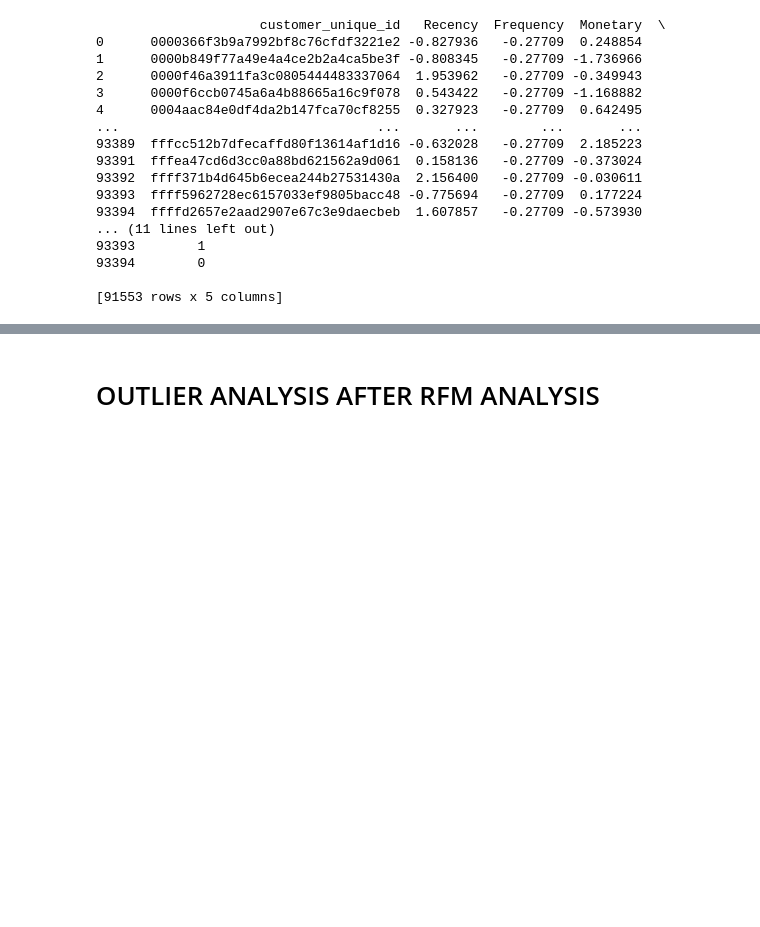
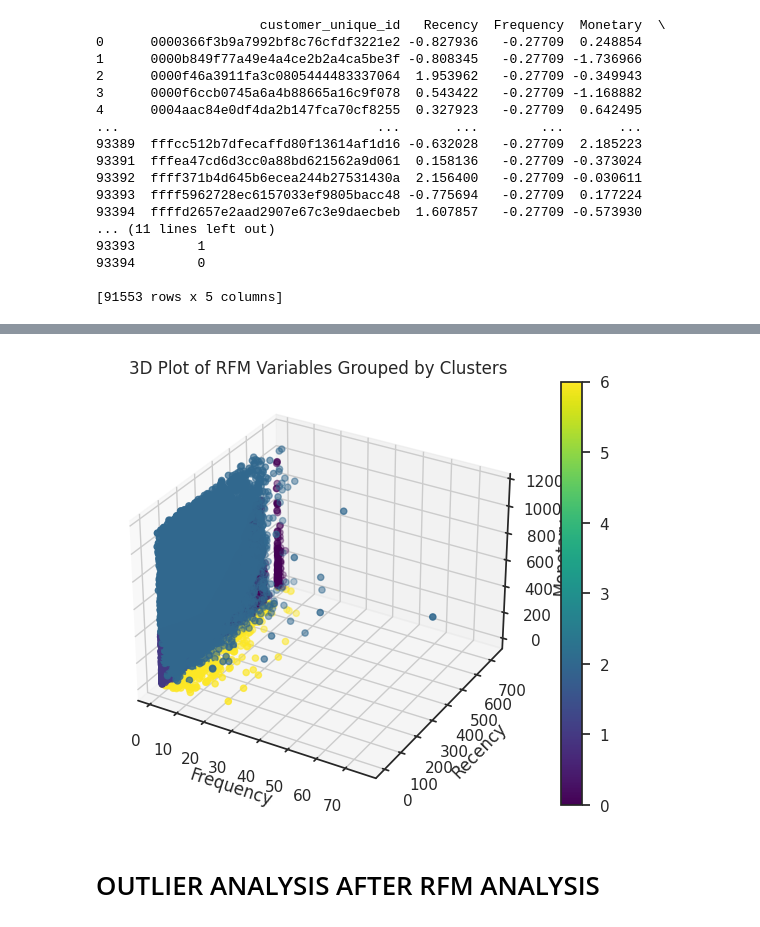
Before and after one commit to Pablocodes1993/finalproject, a Jupyter notebook: CUSTOMER_SEGMENTATION_USING_UNSUPERVISED_METHODS_AND_RFM.ipynb, the cells around one changed output, grey strips where cells are left out. Drawn from its saved outputs; the diff is of its cells as text; code cells hidden in the pictures; blank space fills up the shorter version.

```diff
--- a/CUSTOMER_SEGMENTATION_USING_UNSUPERVISED_METHODS_AND_RFM.ipynb
+++ b/CUSTOMER_SEGMENTATION_USING_UNSUPERVISED_METHODS_AND_RFM.ipynb
@@ -1288,3 +1288,8 @@ print(RFM_log_trans_wo_scaled)
 93394        0
 
 [91553 rows x 5 columns]
+# %%
+RFM_log_trans_wo_scaled = RFM_log_trans_wo_scaled.merge(RFM_df[['customer_unique_id', 'Recency', 'Frequency', 'Monetary']], on='customer_unique_id', how='left')
+RFM_log_trans_wo_scaled[['Recency', 'Frequency', 'Monetary']] = RFM_log_trans_wo_scaled[['Recency_y', 'Frequency_y', 'Monetary_y']]
+RFM_log_trans_wo_scaled.drop(['Recency_x', 'Frequency_x', 'Monetary_x', 'Recency_y', 'Frequency_y', 'Monetary_y'], axis=1, inplace=True)
+RFM_log_trans_wo_scaled
@@ -1290,0 +1310,3 @@ print(RFM_log_trans_wo_scaled)
+# %%
+concatenated_df = pd.concat([RFM_log_trans_wo_scaled, outliers], axis=0)
+concatenated_df
@@ -1291,3 +1339,29 @@ print(RFM_log_trans_wo_scaled)
+# %%
+import matplotlib.pyplot as plt
+from mpl_toolkits.mplot3d import Axes3D
+
+# Assuming concatenated_df is the DataFrame with "Recency", "Frequency", "Monetary", and "Cluster" columns
+
+# Create a 3D plot
+fig = plt.figure()
+ax = fig.add_subplot(111, projection='3d')
+
+# Scatter plot the data points with color-coded clusters
+scatter = ax.scatter(concatenated_df['Frequency'], concatenated_df['Recency'], concatenated_df['Monetary'], c=concatenated_df['Cluster'], cmap='viridis')
+
+# Set labels and title
+ax.set_xlabel('Frequency')
+ax.set_ylabel('Recency')
+ax.set_zlabel('Monetary')
+ax.set_title('3D Plot of RFM Variables Grouped by Clusters')
+
+# Create a colorbar legend
+plt.colorbar(scatter)
+
+# Show the plot
+plt.show()
+# %% [output]
+[figure, added]
 # %%
 selected_columns_rfm .describe()
 # %%
```
Also changed, not shown: parts of 3 cells of this notebook.
